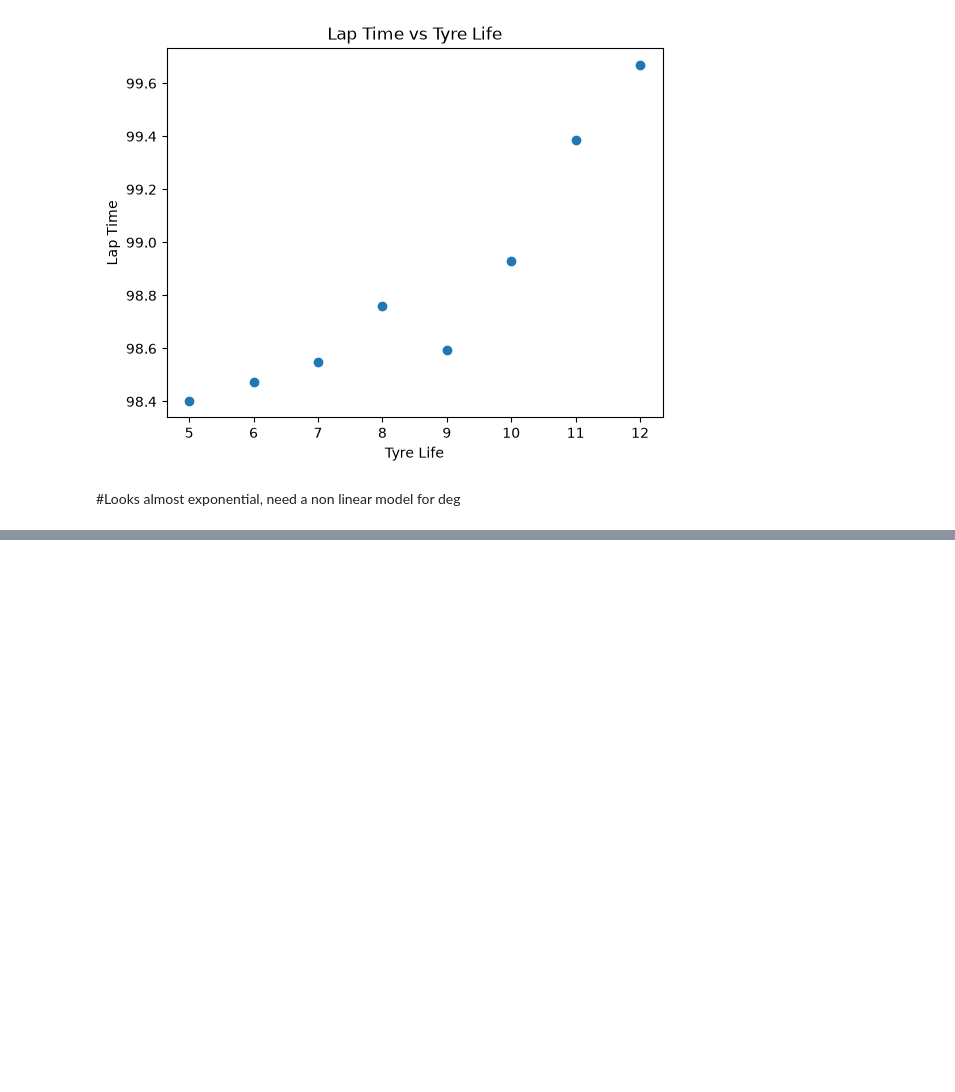
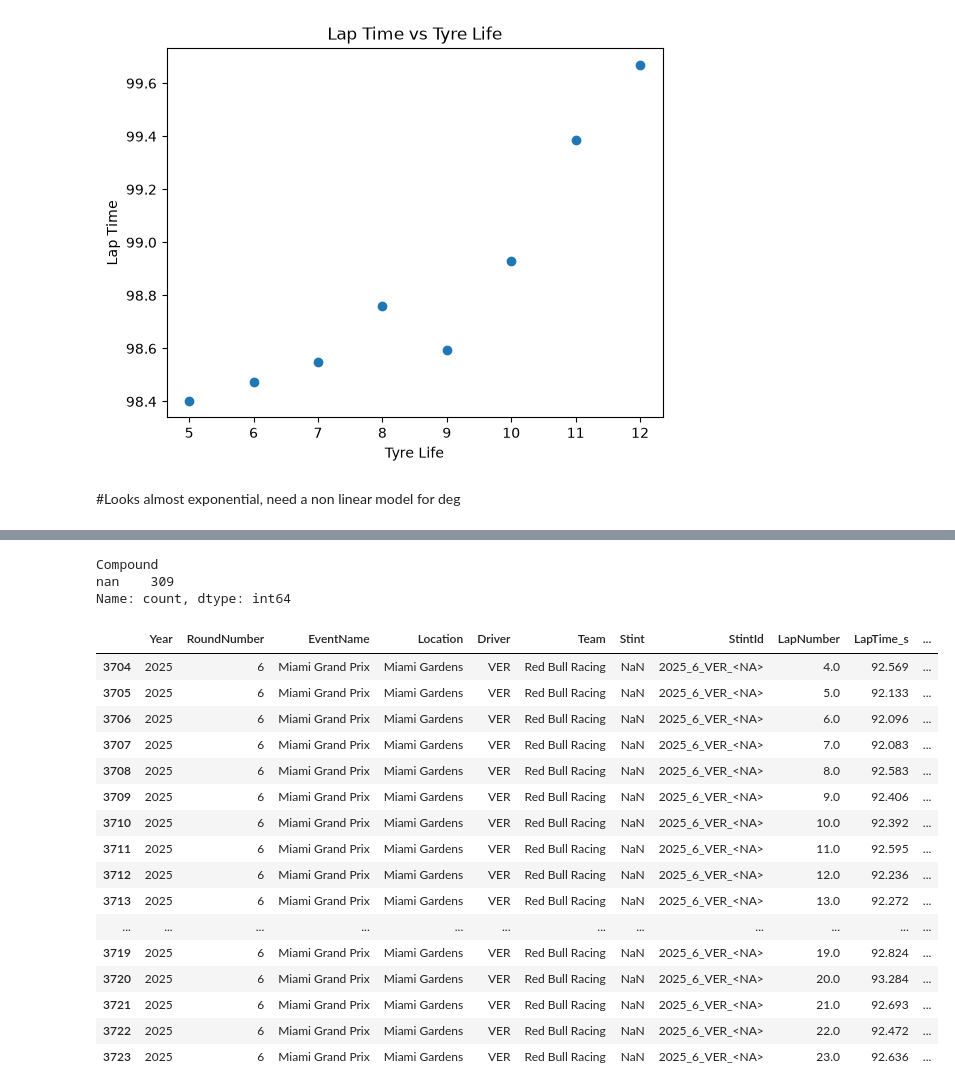
Before and after one commit to JordanMongardini1/f1-tyre-strategy, a Jupyter notebook: notebooks/01_data_exploration.ipynb, the cells around one changed output, grey strips where cells are left out. Saved outputs shown, nothing was run; the diff lists cells and outputs as text; code cells hidden in the pictures; blank space fills up the shorter version.

```diff
--- a/notebooks/01_data_exploration.ipynb
+++ b/notebooks/01_data_exploration.ipynb
@@ -95,0 +121,2 @@ plt.show()
+# %%
+clean_data, raw_data, skipped_wet, failed = get_all_races(2025)
@@ -95,0 +242,29 @@ plt.show()
+# %%
+SLICKS = {"SOFT", "MEDIUM", "HARD"}
+clean_data.loc[~clean_data["Compound"].isin(SLICKS), "Compound"].value_counts()
+# %% [output]
+Compound
+nan    309
+Name: count, dtype: int64
+# %%
+g = clean_data.groupby("StintId")[["Stint"]].nunique()
+bad = g[g["Stint"] != 1]
+clean_data[clean_data["StintId"].isin(bad.index)].head(20)
+# %% [output]
+|  | Year | RoundNumber | EventName | Location | Driver | Team | Stint | StintId | LapNumber | LapTime_s | ... |
+| 3704 | 2025 | 6 | Miami Grand Prix | Miami Gardens | VER | Red Bull Racing | NaN | 2025_6_VER_<NA> | 4.0 | 92.569 | ... |
+| 3705 | 2025 | 6 | Miami Grand Prix | Miami Gardens | VER | Red Bull Racing | NaN | 2025_6_VER_<NA> | 5.0 | 92.133 | ... |
+| 3706 | 2025 | 6 | Miami Grand Prix | Miami Gardens | VER | Red Bull Racing | NaN | 2025_6_VER_<NA> | 6.0 | 92.096 | ... |
+| 3707 | 2025 | 6 | Miami Grand Prix | Miami Gardens | VER | Red Bull Racing | NaN | 2025_6_VER_<NA> | 7.0 | 92.083 | ... |
+| 3708 | 2025 | 6 | Miami Grand Prix | Miami Gardens | VER | Red Bull Racing | NaN | 2025_6_VER_<NA> | 8.0 | 92.583 | ... |
+| 3709 | 2025 | 6 | Miami Grand Prix | Miami Gardens | VER | Red Bull Racing | NaN | 2025_6_VER_<NA> | 9.0 | 92.406 | ... |
+| 3710 | 2025 | 6 | Miami Grand Prix | Miami Gardens | VER | Red Bull Racing | NaN | 2025_6_VER_<NA> | 10.0 | 92.392 | ... |
+| 3711 | 2025 | 6 | Miami Grand Prix | Miami Gardens | VER | Red Bull Racing | NaN | 2025_6_VER_<NA> | 11.0 | 92.595 | ... |
+| 3712 | 2025 | 6 | Miami Grand Prix | Miami Gardens | VER | Red Bull Racing | NaN | 2025_6_VER_<NA> | 12.0 | 92.236 | ... |
+| 3713 | 2025 | 6 | Miami Grand Prix | Miami Gardens | VER | Red Bull Racing | NaN | 2025_6_VER_<NA> | 13.0 | 92.272 | ... |
+| ... | ... | ... | ... | ... | ... | ... | ... | ... | ... | ... | ... |
+| 3719 | 2025 | 6 | Miami Grand Prix | Miami Gardens | VER | Red Bull Racing | NaN | 2025_6_VER_<NA> | 19.0 | 92.824 | ... |
+| 3720 | 2025 | 6 | Miami Grand Prix | Miami Gardens | VER | Red Bull Racing | NaN | 2025_6_VER_<NA> | 20.0 | 93.284 | ... |
+| 3721 | 2025 | 6 | Miami Grand Prix | Miami Gardens | VER | Red Bull Racing | NaN | 2025_6_VER_<NA> | 21.0 | 92.693 | ... |
+| 3722 | 2025 | 6 | Miami Grand Prix | Miami Gardens | VER | Red Bull Racing | NaN | 2025_6_VER_<NA> | 22.0 | 92.472 | ... |
+| 3723 | 2025 | 6 | Miami Grand Prix | Miami Gardens | VER | Red Bull Racing | NaN | 2025_6_VER_<NA> | 23.0 | 92.636 | ... |
```
Also changed, not shown: parts of 16 cells of this notebook, 5 other files.
